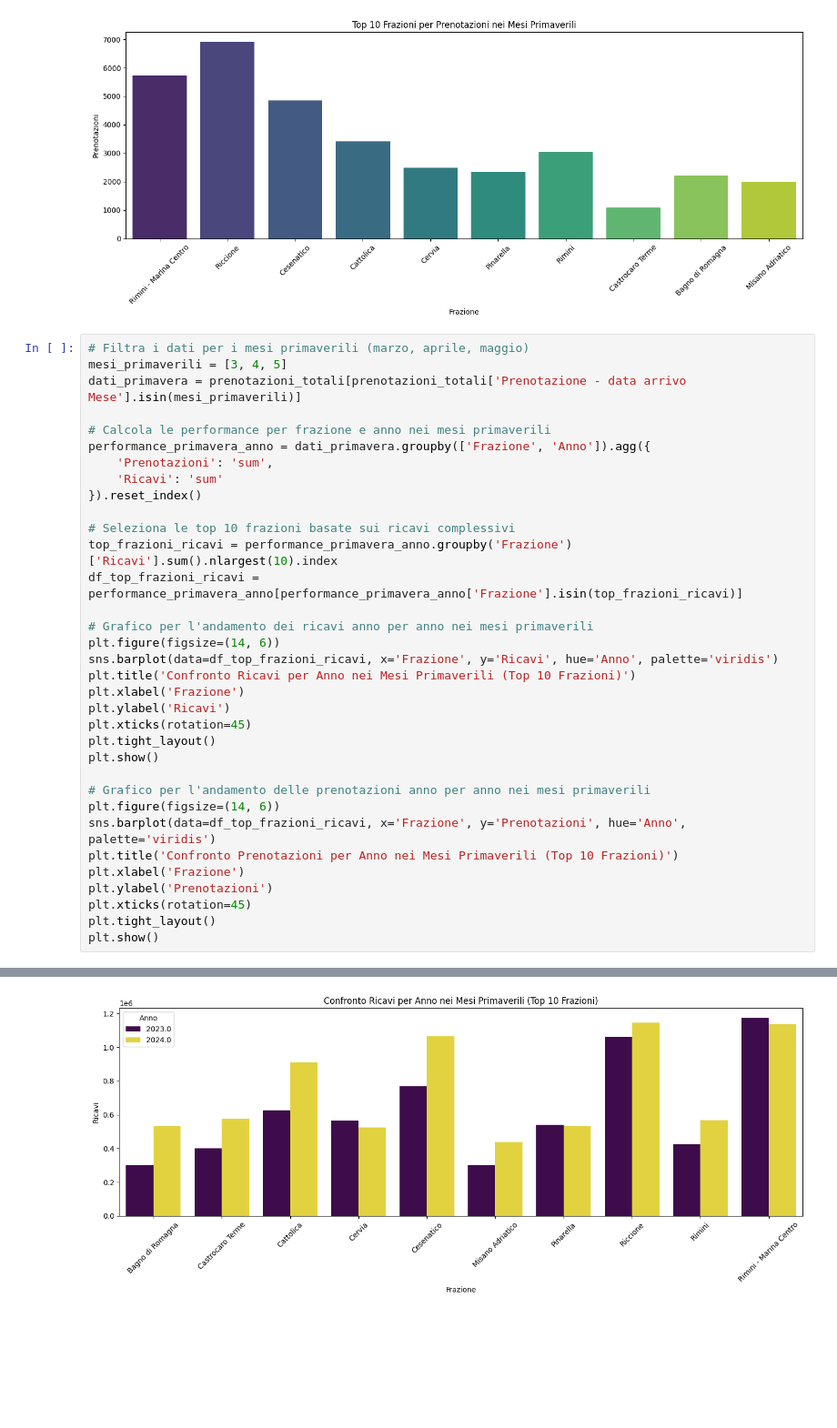
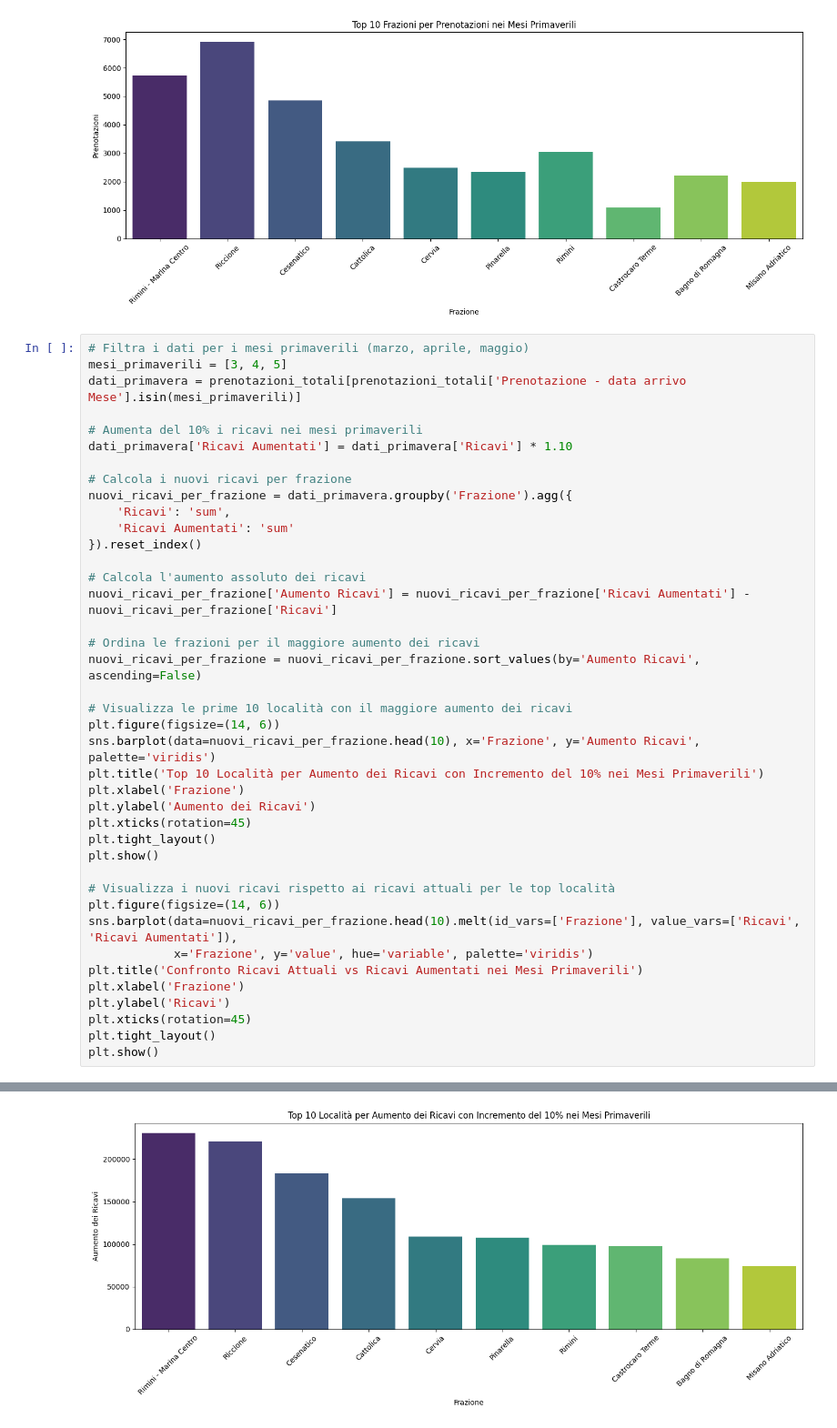
Before and after one commit to MrWou/analisi_prenotazioni, a Jupyter notebook: APT prenotazioni al 31_7.ipynb, the cells around one changed output, grey strips where cells are left out. Shown at 91% size. Cells and saved outputs as stored; diff of their text form; blank space fills up the shorter version.

```diff
--- a/APT prenotazioni al 31_7.ipynb
+++ b/APT prenotazioni al 31_7.ipynb
@@ -248,33 +248,39 @@ Passing `palette` without assigning `hue` is deprecated and will be removed in v
 mesi_primaverili = [3, 4, 5]
 dati_primavera = prenotazioni_totali[prenotazioni_totali['Prenotazione - data arrivo Mese'].isin(mesi_primaverili)]
 
-# Calcola le performance per frazione e anno nei mesi primaverili
-performance_primavera_anno = dati_primavera.groupby(['Frazione', 'Anno']).agg({
-    'Prenotazioni': 'sum',
-    'Ricavi': 'sum'
+# Aumenta del 10% i ricavi nei mesi primaverili
+dati_primavera['Ricavi Aumentati'] = dati_primavera['Ricavi'] * 1.10
+
+# Calcola i nuovi ricavi per frazione
+nuovi_ricavi_per_frazione = dati_primavera.groupby('Frazione').agg({
+    'Ricavi': 'sum',
+    'Ricavi Aumentati': 'sum'
 }).reset_index()
 
-# Seleziona le top 10 frazioni basate sui ricavi complessivi
-top_frazioni_ricavi = performance_primavera_anno.groupby('Frazione')['Ricavi'].sum().nlargest(10).index
-df_top_frazioni_ricavi = performance_primavera_anno[performance_primavera_anno['Frazione'].isin(top_frazioni_ricavi)]
+# Calcola l'aumento assoluto dei ricavi
+nuovi_ricavi_per_frazione['Aumento Ricavi'] = nuovi_ricavi_per_frazione['Ricavi Aumentati'] - nuovi_ricavi_per_frazione['Ricavi']
 
-# Grafico per l'andamento dei ricavi anno per anno nei mesi primaverili
+# Ordina le frazioni per il maggiore aumento dei ricavi
+nuovi_ricavi_per_frazione = nuovi_ricavi_per_frazione.sort_values(by='Aumento Ricavi', ascending=False)
+
+# Visualizza le prime 10 località con il maggiore aumento dei ricavi
 plt.figure(figsize=(14, 6))
-sns.barplot(data=df_top_frazioni_ricavi, x='Frazione', y='Ricavi', hue='Anno', palette='viridis')
-plt.title('Confronto Ricavi per Anno nei Mesi Primaverili (Top 10 Frazioni)')
+sns.barplot(data=nuovi_ricavi_per_frazione.head(10), x='Frazione', y='Aumento Ricavi', palette='viridis')
+plt.title('Top 10 Località per Aumento dei Ricavi con Incremento del 10% nei Mesi Primaverili')
+plt.xlabel('Frazione')
+plt.ylabel('Aumento dei Ricavi')
+plt.xticks(rotation=45)
+plt.tight_layout()
+plt.show()
+
+# Visualizza i nuovi ricavi rispetto ai ricavi attuali per le top località
+plt.figure(figsize=(14, 6))
+sns.barplot(data=nuovi_ricavi_per_frazione.head(10).melt(id_vars=['Frazione'], value_vars=['Ricavi', 'Ricavi Aumentati']),
+            x='Frazione', y='value', hue='variable', palette='viridis')
+plt.title('Confronto Ricavi Attuali vs Ricavi Aumentati nei Mesi Primaverili')
 plt.xlabel('Frazione')
 plt.ylabel('Ricavi')
 plt.xticks(rotation=45)
 plt.tight_layout()
 plt.show()
-
-# Grafico per l'andamento delle prenotazioni anno per anno nei mesi primaverili
-plt.figure(figsize=(14, 6))
-sns.barplot(data=df_top_frazioni_ricavi, x='Frazione', y='Prenotazioni', hue='Anno', palette='viridis')
-plt.title('Confronto Prenotazioni per Anno nei Mesi Primaverili (Top 10 Frazioni)')
-plt.xlabel('Frazione')
-plt.ylabel('Prenotazioni')
-plt.xticks(rotation=45)
-plt.tight_layout()
-plt.show()
 # %% [output]
@@ -281 +296 @@ plt.show()
-[figure, old version]
+[figure, new version]
```
Also changed, not shown: parts of 4 cells of this notebook.
